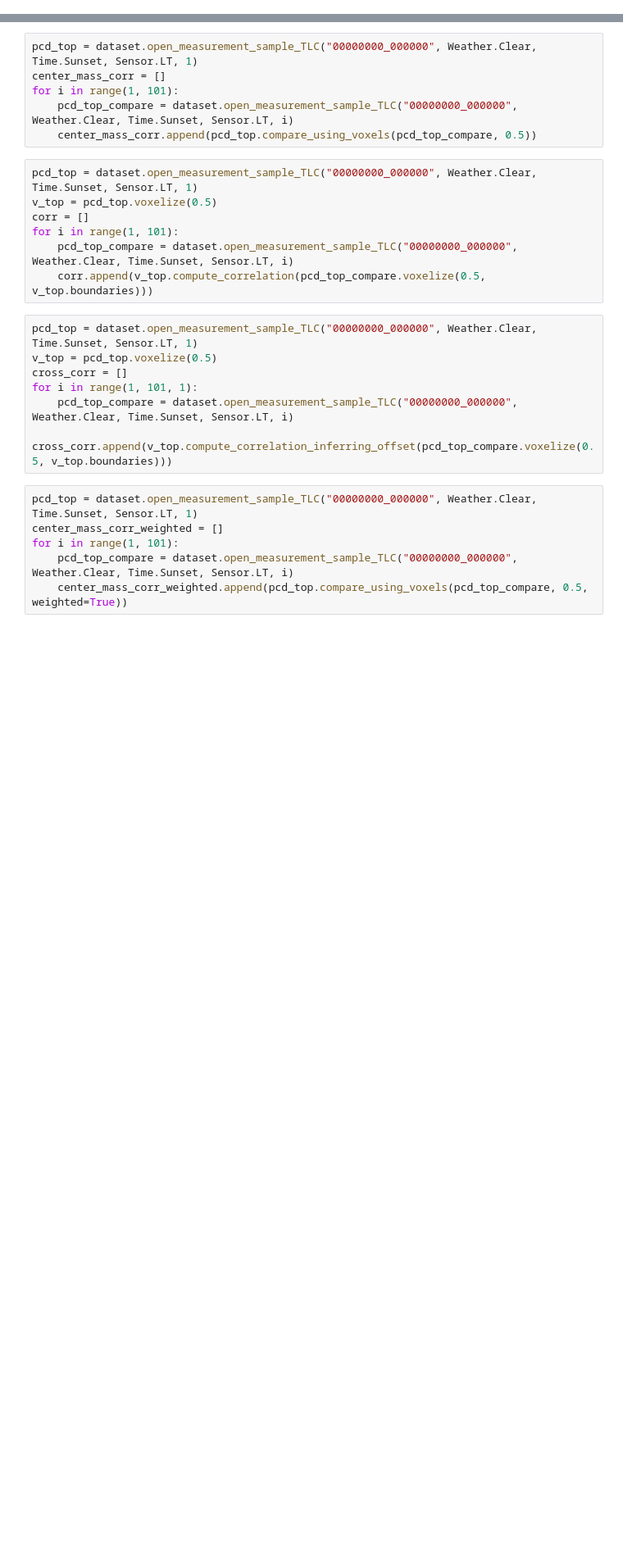
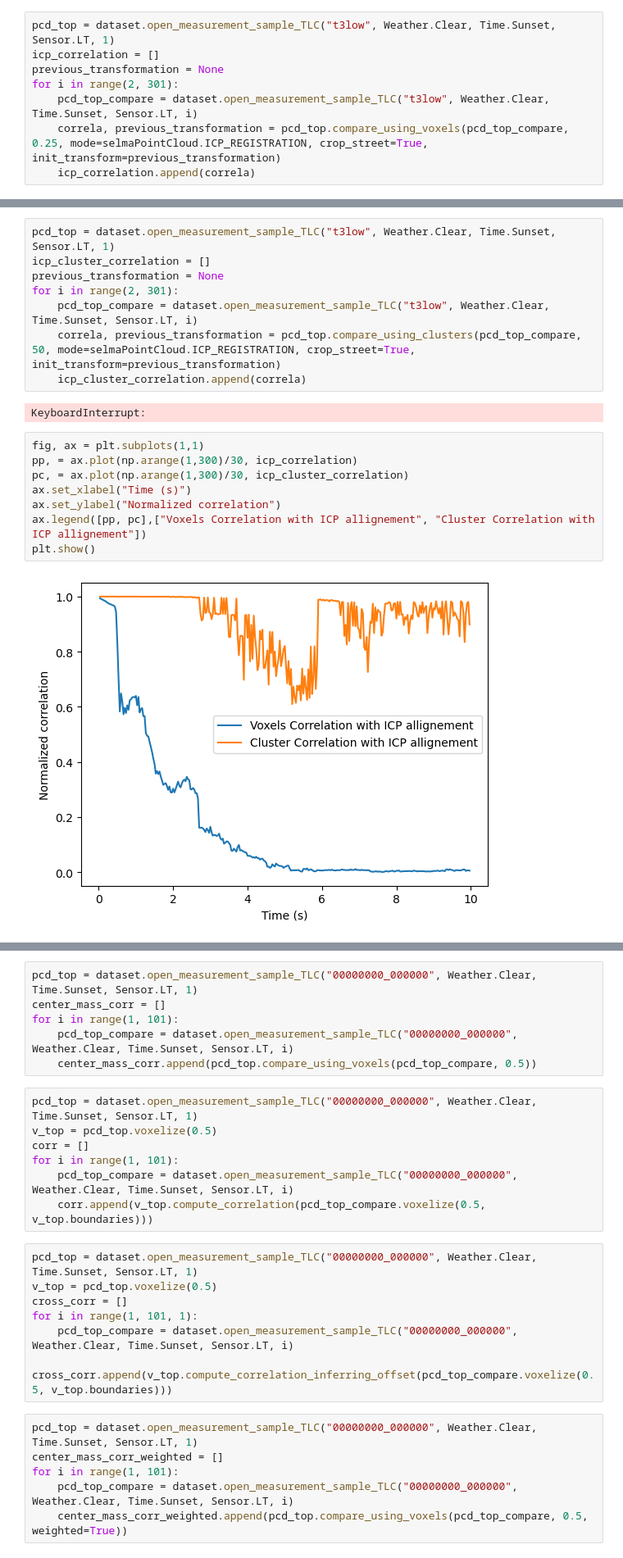
Before and after one commit to FilippoBragato/pqos-correlation, a Jupyter notebook: test.ipynb, the cells around one changed output, grey strips where cells are left out. Shown: that part at 82% size. Cells and saved outputs as stored; diff of their text form; blank space fills up the shorter version.

```diff
--- a/test.ipynb
+++ b/test.ipynb
@@ -17,0 +19,8 @@ The autoreload extension is already loaded. To reload it, use:
+# %%
+pcd_top = dataset.open_measurement_sample_TLC("t3low", Weather.Clear, Time.Sunset, Sensor.LT, 1)
+icp_correlation = []
+previous_transformation = None
+for i in range(2, 301):
+    pcd_top_compare = dataset.open_measurement_sample_TLC("t3low", Weather.Clear, Time.Sunset, Sensor.LT, i)
+    correla, previous_transformation = pcd_top.compare_using_voxels(pcd_top_compare, 0.25, mode=selmaPointCloud.ICP_REGISTRATION, crop_street=True, init_transform=previous_transformation)
+    icp_correlation.append(correla)
@@ -17,0 +47,20 @@ The autoreload extension is already loaded. To reload it, use:
+# %%
+pcd_top = dataset.open_measurement_sample_TLC("t3low", Weather.Clear, Time.Sunset, Sensor.LT, 1)
+icp_cluster_correlation = []
+previous_transformation = None
+for i in range(2, 301):
+    pcd_top_compare = dataset.open_measurement_sample_TLC("t3low", Weather.Clear, Time.Sunset, Sensor.LT, i)
+    correla, previous_transformation = pcd_top.compare_using_clusters(pcd_top_compare, 50, mode=selmaPointCloud.ICP_REGISTRATION, crop_street=True, init_transform=previous_transformation)
+    icp_cluster_correlation.append(correla)
+# %% [output]
+KeyboardInterrupt:
+# %%
+fig, ax = plt.subplots(1,1)
+pp, = ax.plot(np.arange(1,300)/30, icp_correlation)
+pc, = ax.plot(np.arange(1,300)/30, icp_cluster_correlation)
+ax.set_xlabel("Time (s)")
+ax.set_ylabel("Normalized correlation")
+ax.legend([pp, pc],["Voxels Correlation with ICP allignement", "Cluster Correlation with ICP allignement"])
+plt.show()
+# %% [output]
+[figure, added]
```
Also changed, not shown: parts of 9 cells of this notebook, 7 other files.
